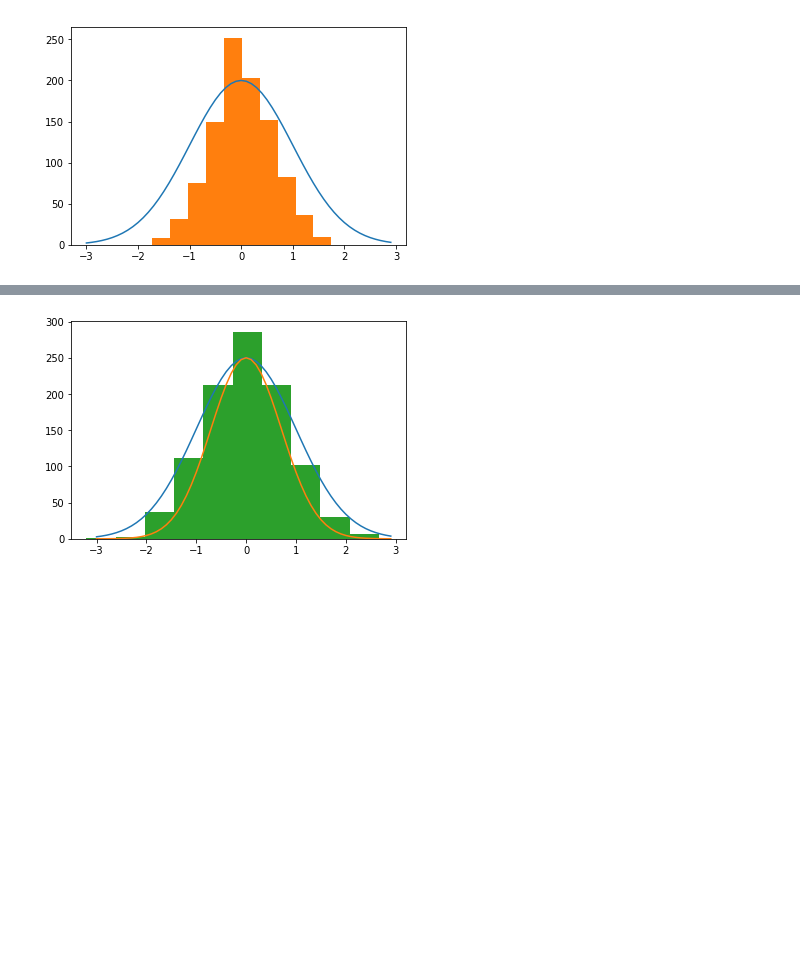
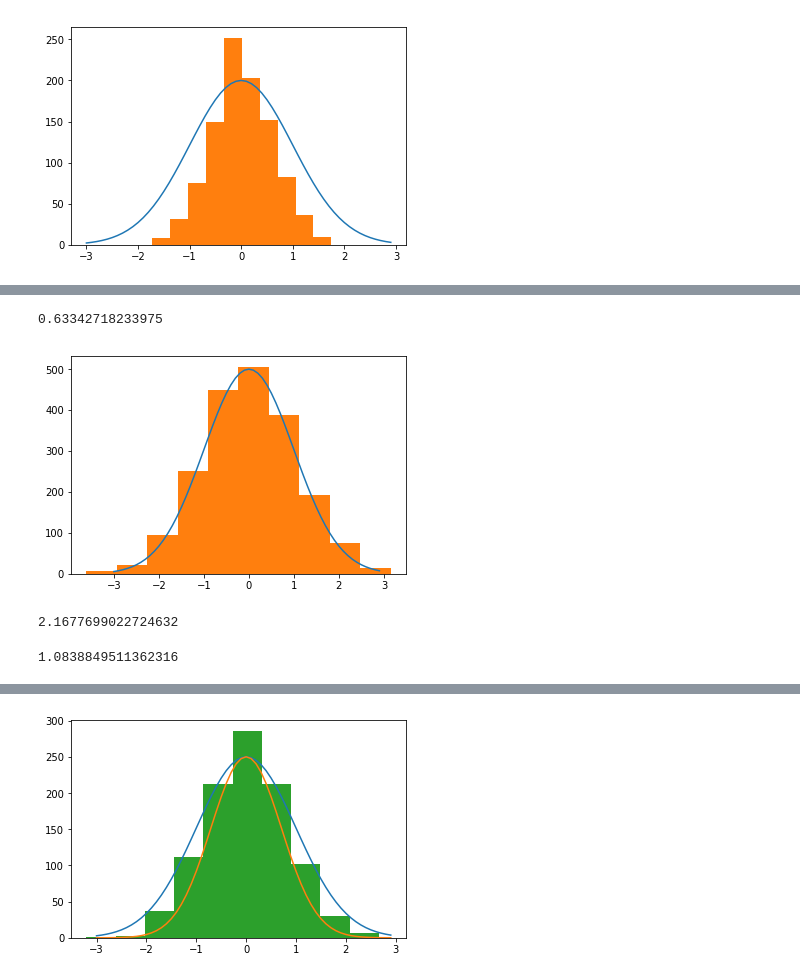
Before and after one commit to holdenlee/Online_Sampling, a Jupyter notebook: src/MarginalAccuracy-small.ipynb, the cells around one changed output, grey strips where cells are left out. Cells and saved outputs as stored; diff of their text form; code cells hidden in the pictures; blank space fills up the shorter version.

```diff
--- a/src/MarginalAccuracy-small.ipynb
+++ b/src/MarginalAccuracy-small.ipynb
@@ -376,0 +401,20 @@ np.sum(np.power(normal_samples2,2))/1000
+# %%
+np.mean(np.square(normal_samples2))
+# %% [output]
+0.63342718233975
+# %%
+normal_samples_lf = [mala_normal_lf(x=0,step_size=0.1,num_steps=4000) for t in range(2000)]
+# %%
+t = np.arange(-3.0, 3.0, 0.1)
+plt.plot(t,500*np.exp(-t**2/2))
+#plt.plot(t,250*np.exp(-t**2))
+plt.hist(normal_samples_lf)
+plt.show()
+np.sum(np.power(normal_samples_lf,2))/1000
+# %% [output]
+[figure, added]
+2.1677699022724632
+# %%
+np.mean(np.square(normal_samples_lf))
+# %% [output]
+1.0838849511362316
```
Also changed, not shown: parts of 8 cells of this notebook, 22 other files.
